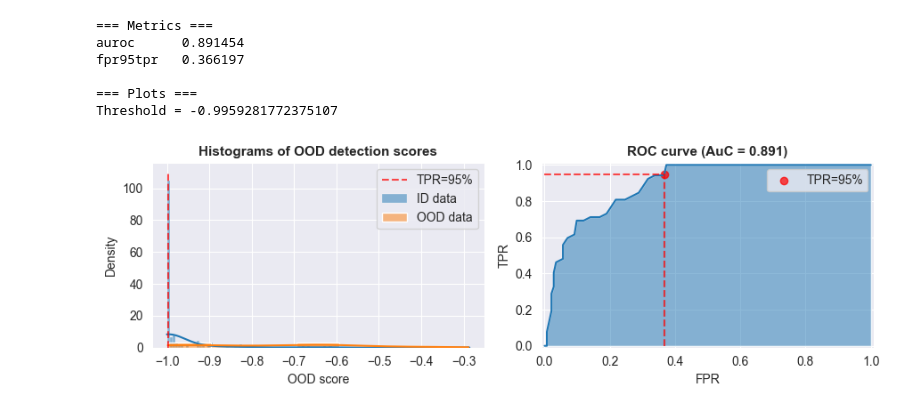
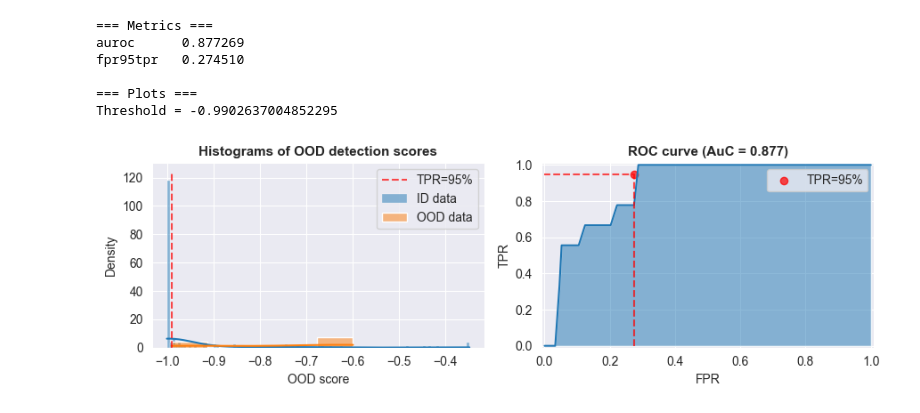
Before and after one commit to Arminkhayati/OOD, a Jupyter notebook: notebooks/test_msp.ipynb, the cells around one changed output. Saved outputs shown, nothing was run; the diff lists cells and outputs as text; code cells hidden in the pictures.

```diff
--- a/notebooks/test_msp.ipynb
+++ b/notebooks/test_msp.ipynb
@@ -76,42 +138,53 @@ from oodeel.eval.plots import plot_ood_scores, plot_roc_curve, plot_2D_features
 
 mls = MLS(output_activation="softmax")
 mls.fit(model)
+mls.fit(model)
+
+# Prepare in-distribution (valid) images for OOD scoring
 images = np.zeros((len(valid_df), img_size, img_size, 3))
 for i, f in enumerate(valid_df.image_Addr):
-    img_file = load_and_process(f, "x_ray")
+    img_file = load_and_process(f, "../data/x_ray")
     images[i] = img_file[0]
+
+# Compute OOD scores for in-distribution images
 scores_in, _ = mls.score(images)
 
-
+# Prepare out-of-distribution (bad) images for OOD scoring
 images = np.zeros((len(bad_files), img_size, img_size, 3))
 for i, f in enumerate(bad_files):
-    img_file = load_and_process(f, "x_ray/bad")
+    img_file = load_and_process(f, "../data/x_ray")
     images[i] = img_file[0]
+
+# Compute OOD scores for out-of-distribution images
 scores_out, _ = mls.score(images)
 
+# Benchmark the OOD detection performance using various metrics
 metrics = bench_metrics(
     (scores_in, scores_out),
     metrics=["auroc", "fpr95tpr"],
 )
+
+# Display the benchmark metrics
 print("=== Metrics ===")
 for k, v in metrics.items():
     print(f"{k:<10} {v:.6f}")
 
+# Plot the distribution of OOD scores and ROC curve for OOD detection
 print("\n=== Plots ===")
 print(f"Threshold = {np.percentile(scores_out, q=5.0)}")
 # hists / roc
 plt.figure(figsize=(9, 3))
 plt.subplot(121)
 plot_ood_scores(scores_in, scores_out, log_scale=False)
 plt.subplot(122)
 plot_roc_curve(scores_in, scores_out)
 plt.tight_layout()
 plt.show()
 # %% [output]
 === Metrics ===
-auroc      0.891454
-fpr95tpr   0.366197
+auroc      0.877269
+fpr95tpr   0.274510
 
 === Plots ===
-Threshold = -0.9959281772375107
+Threshold = -0.9902637004852295
-[figure, old version]
+[figure, new version]
```
Also changed, not shown: parts of 5 cells of this notebook, 17 other files.
